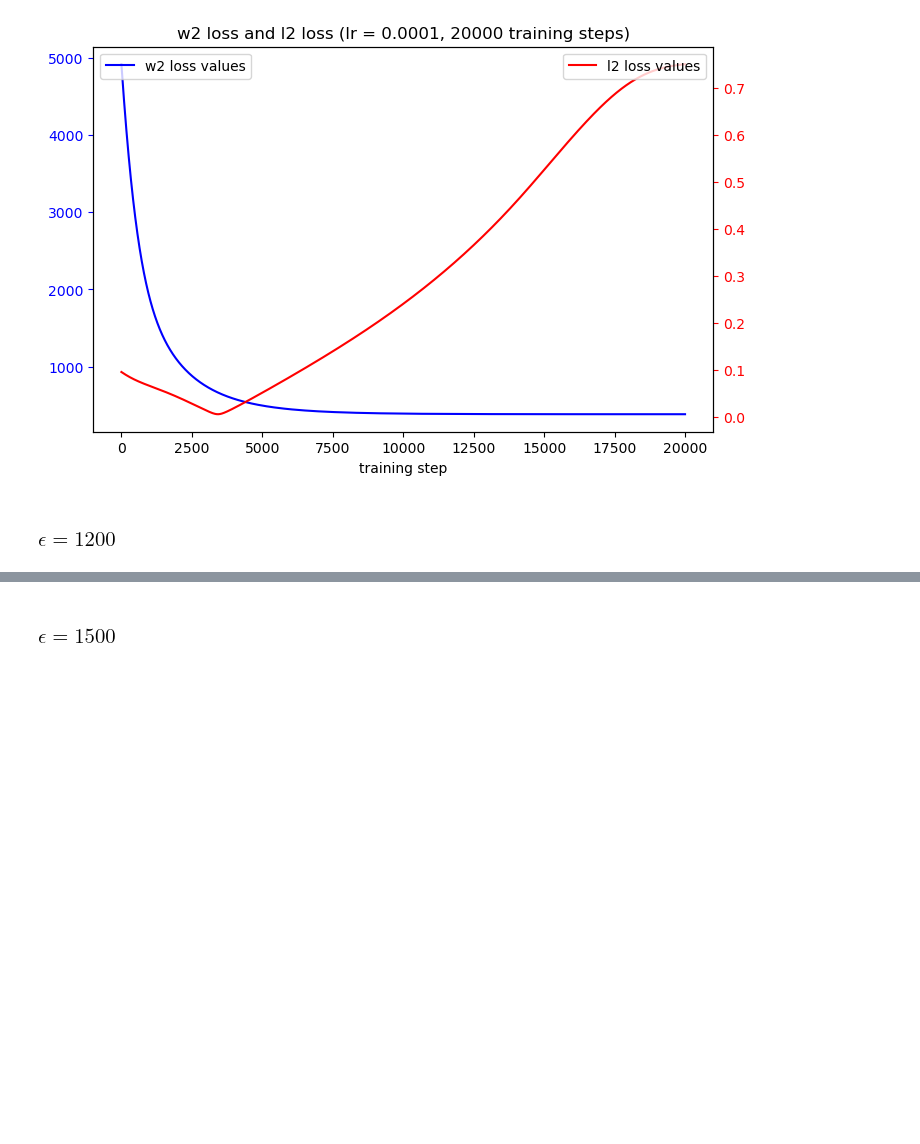
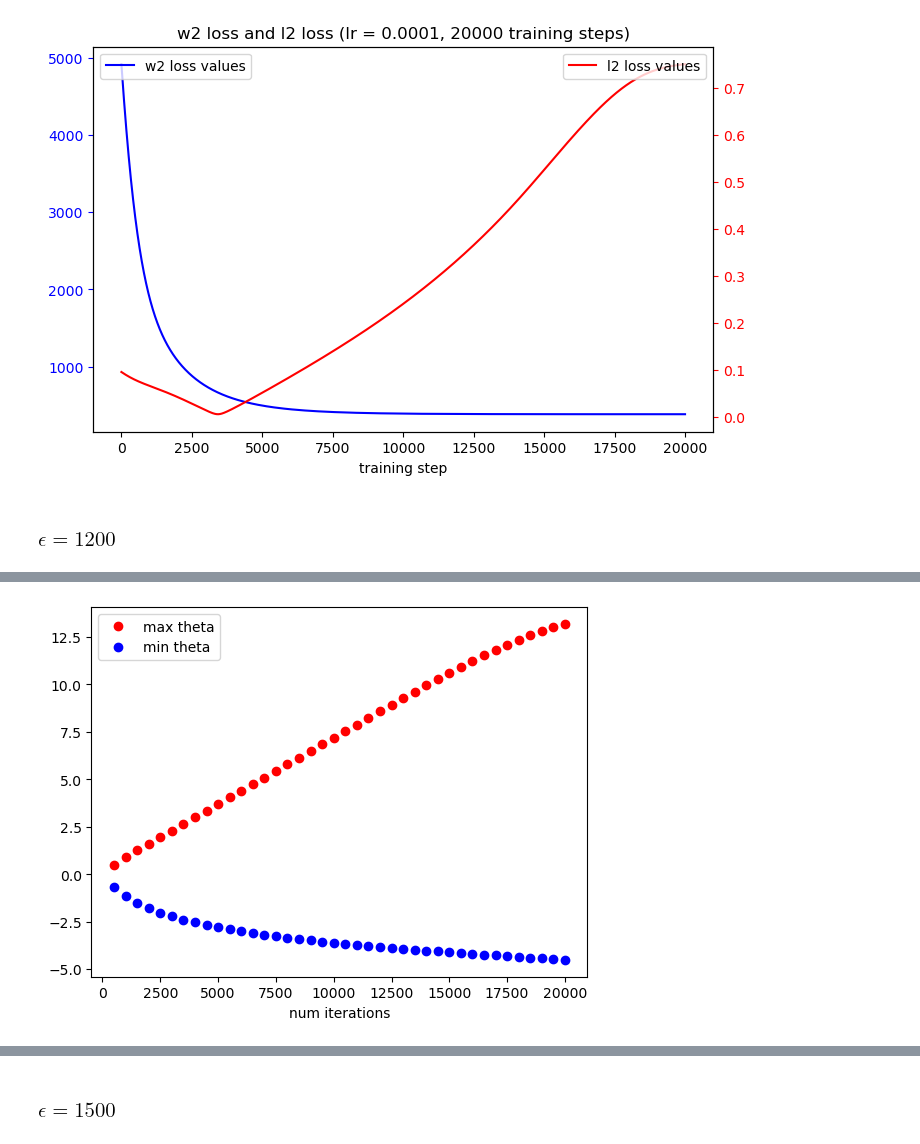
Before and after one commit to jacobe90/birdflow-bilevel, a Jupyter notebook: dev-notebooks/ott-jax-toy-example.ipynb, the cells around one changed output, grey strips where cells are left out. Saved outputs shown, nothing was run; the diff lists cells and outputs as text; code cells hidden in the pictures; blank space fills up the shorter version.

```diff
--- a/dev-notebooks/ott-jax-toy-example.ipynb
+++ b/dev-notebooks/ott-jax-toy-example.ipynb
@@ -240,0 +243,8 @@ plt.show()
+# %%
+plt.plot(thetas.keys(), [max(theta) for _, theta in thetas.items() ], 'ro', label="max theta")
+plt.plot(thetas.keys(), [min(theta) for _, theta in thetas.items() ], 'bo', label="min theta")
+plt.xlabel("num iterations")
+plt.legend()
+plt.show()
+# %% [output]
+[figure, added]
```
Also changed, not shown: parts of 2 cells of this notebook.
